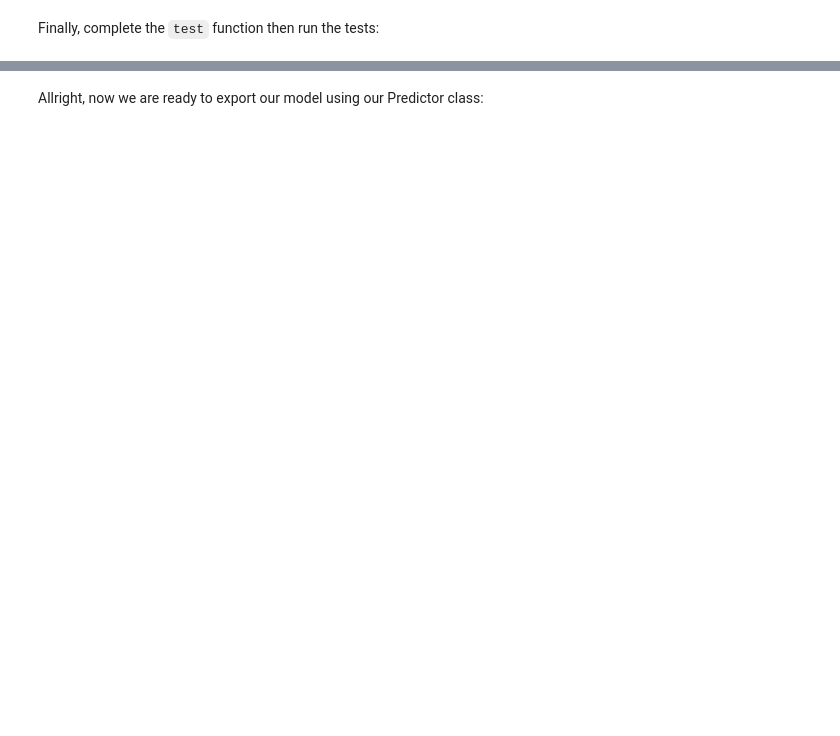
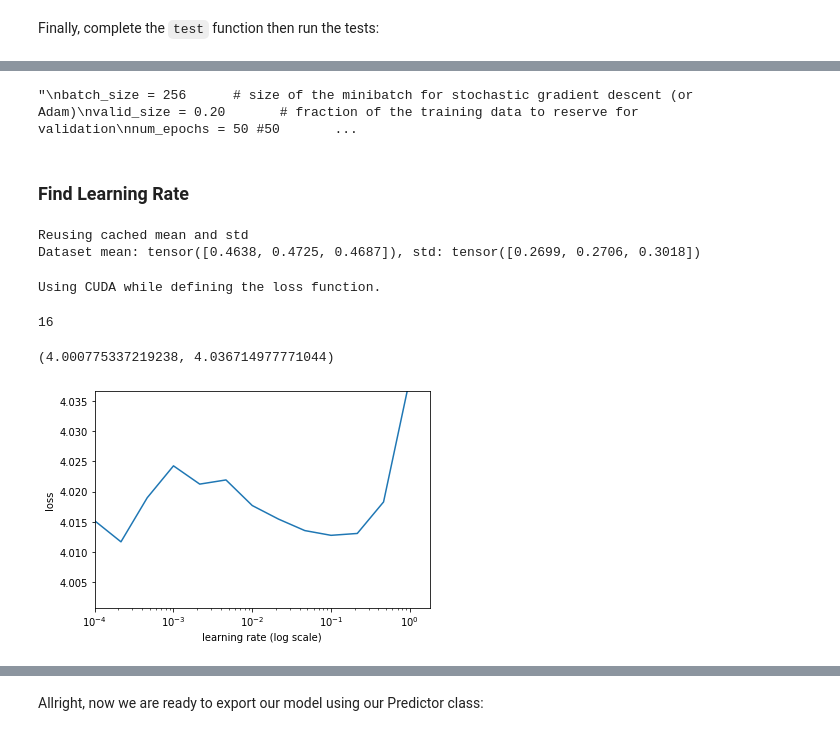
Before and after one commit to schalafi/Landmark-Detection-And-Tagging, a Jupyter notebook: cnn_from_scratch.ipynb, the cells around one changed output, grey strips where cells are left out. Drawn from its saved outputs; the diff is of its cells as text; code cells hidden in the pictures; blank space fills up the shorter version.

```diff
--- a/cnn_from_scratch.ipynb
+++ b/cnn_from_scratch.ipynb
@@ -321,11 +202,15 @@ Let's start by defining a few hyperparameters. Feel free to experiment with diff
 import torch
 torch.cuda.empty_cache()
 # %%
+"""
 batch_size = 256      # size of the minibatch for stochastic gradient descent (or Adam)
 valid_size = 0.20       # fraction of the training data to reserve for validation
 num_epochs = 50 #50       # number of epochs for training
-num_classes = 50        # number of classes. Do not change this
-dropout = 0.2 #0.4          # dropout for our model
+num_classes = 50       # number of classes. Do not change this
+dropout = 0.20 #0.4          # dropout for our model
 learning_rate = 0.001   #0.001  # Learning rate for SGD (or Adam)
 opt = 'ADAM'            # optimizer. 'sgd' or 'adam'
-weight_decay = 0.0001  # regularization. Increase this to combat overfitting
+weight_decay = 0.003  # regularization. Increase this to combat overfitting
+"""
+# %% [output]
+"\nbatch_size = 256      # size of the minibatch for stochastic gradient descent (or Adam)\nvalid_size = 0.20       # fraction of the training data to reserve for validation\nnum_epochs = 50 #50       ...
@@ -331,0 +306,47 @@ weight_decay = 0.0001  # regularization. Increase this to combat overfitting
+# %% [markdown]
+### Find Learning Rate
+# %%
+# get the data loaders using batch_size and valid_size defined in the previous
+# cell
+data_loaders = get_data_loaders(
+    batch_size = batch_size,
+    valid_size = valid_size)# YOUR CODE HERE
+
+# instance model MyModel with num_classes and drouput defined in the previous
+# cell
+model =MyModel(num_classes = num_classes, dropout = dropout)  # YOUR CODE HERE
+if torch.cuda.is_available():
+    model.cuda()
+#print(model)
+# %% [output]
+Reusing cached mean and std
+Dataset mean: tensor([0.4638, 0.4725, 0.4687]), std: tensor([0.2699, 0.2706, 0.3018])
+# %%
+# Get the loss using get_loss
+loss = get_loss()
+# %% [output]
+Using CUDA while defining the loss function.
+# %%
+# Range  and number of steps for the learning rate
+min_lr = 1e-5
+max_lr = 1
+n_steps = min(len(data_loaders['train']), 200)
+n_steps
+# %% [output]
+16
+# %%
+
+losses = lr_finder(min_lr, max_lr, n_steps, loss, model, data_loaders)
+
+# Plot the results
+plt.plot(losses.keys(), losses.values())
+plt.xscale("log")
+plt.ylabel("loss")
+plt.xlabel("learning rate (log scale)")
+
+# Adjust the range on the y-axis to see things more clearly
+plt.xlim([1e-4, None])
+plt.ylim([min(losses.values()), np.percentile(list(losses.values()), 97)])
+# %% [output]
+(4.000775337219238, 4.036714977771044)
+[figure, added]
```
Also changed, not shown: parts of 28 cells of this notebook, 1 other file.
